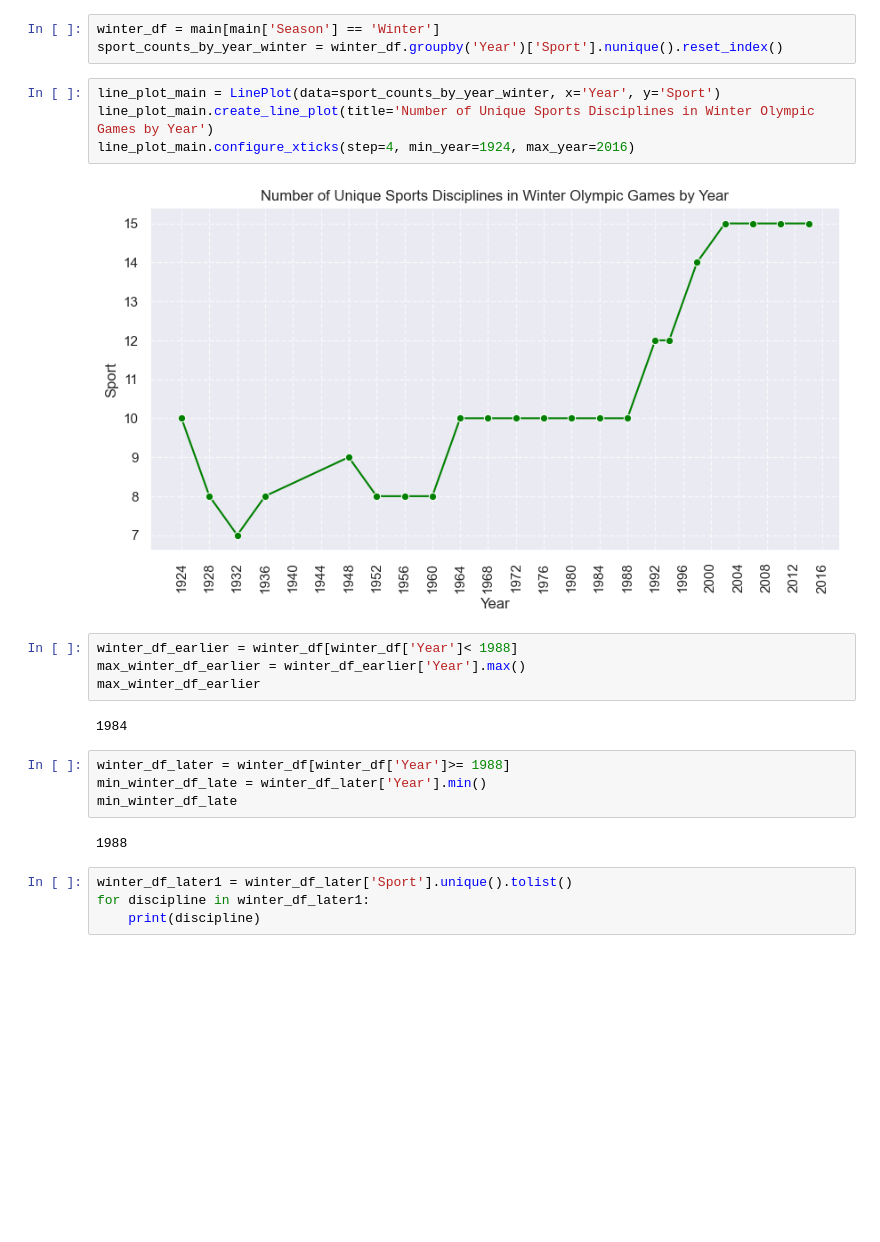
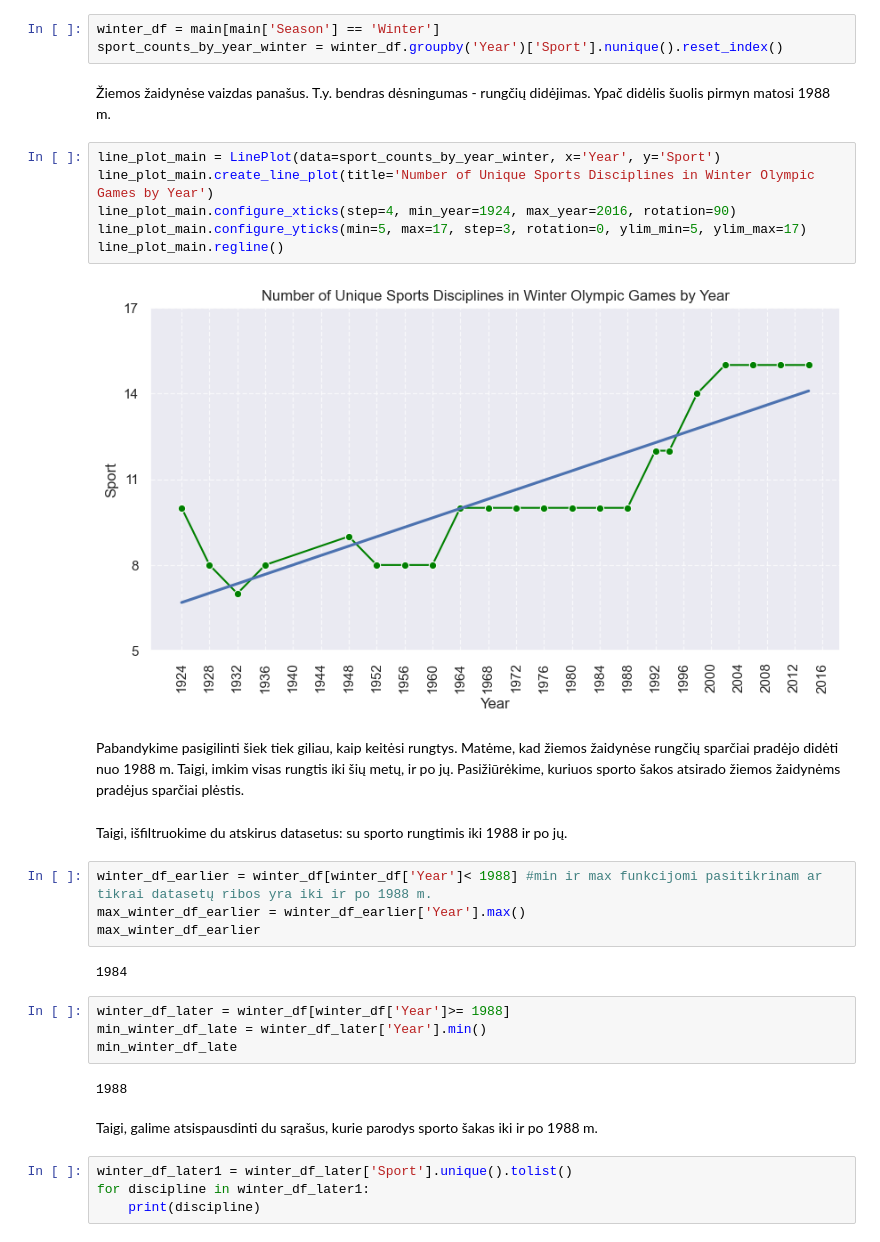
Before and after one commit to kilciukas/Olympic_dataset_exploration, a Jupyter notebook: Notebook_v2/Olimpines_notebook_v2.ipynb, the cells around one changed output. Saved outputs shown, nothing was run; the diff lists cells and outputs as text; blank space fills up the shorter version.

```diff
--- a/Notebook_v2/Olimpines_notebook_v2.ipynb
+++ b/Notebook_v2/Olimpines_notebook_v2.ipynb
@@ -283,14 +288,22 @@ line_plot_main.regline()
 # %%
 winter_df = main[main['Season'] == 'Winter']
 sport_counts_by_year_winter = winter_df.groupby('Year')['Sport'].nunique().reset_index()
+# %% [markdown]
+Žiemos žaidynėse vaizdas panašus. T.y. bendras dėsningumas - rungčių didėjimas. Ypač didėlis šuolis pirmyn matosi 1988 m.
 # %%
 line_plot_main = LinePlot(data=sport_counts_by_year_winter, x='Year', y='Sport')
 line_plot_main.create_line_plot(title='Number of Unique Sports Disciplines in Winter Olympic Games by Year')
-line_plot_main.configure_xticks(step=4, min_year=1924, max_year=2016)
+line_plot_main.configure_xticks(step=4, min_year=1924, max_year=2016, rotation=90)
+line_plot_main.configure_yticks(min=5, max=17, step=3, rotation=0, ylim_min=5, ylim_max=17)
+line_plot_main.regline()
 # %% [output]
-[figure, old version]
+[figure, new version]
+# %% [markdown]
+Pabandykime pasigilinti šiek tiek giliau, kaip keitėsi rungtys. Matėme, kad žiemos žaidynėse rungčių sparčiai pradėjo didėti nuo 1988 m. Taigi, imkim visas rungtis iki šių metų, ir po jų. Pasižiūrėkime, kuriuos sporto šakos atsirado žiemos žaidynėms pradėjus sparčiai plėstis.
+# %% [markdown]
+Taigi, išfiltruokime du atskirus datasetus: su sporto rungtimis iki 1988 ir po jų.
 # %%
-winter_df_earlier = winter_df[winter_df['Year']< 1988]
+winter_df_earlier = winter_df[winter_df['Year']< 1988] #min ir max funkcijomi pasitikrinam ar tikrai datasetų ribos yra iki ir po 1988 m.
 max_winter_df_earlier = winter_df_earlier['Year'].max()
 max_winter_df_earlier
 # %% [output]
@@ -301,6 +314,8 @@ min_winter_df_late = winter_df_later['Year'].min()
 min_winter_df_late
 # %% [output]
 1988
+# %% [markdown]
+Taigi, galime atsispausdinti du sąrašus, kurie parodys sporto šakas iki ir po 1988 m.
 # %%
 winter_df_later1 = winter_df_later['Sport'].unique().tolist()
 for discipline in winter_df_later1:
```
Also changed, not shown: parts of 69 cells of this notebook, 4 other files.
